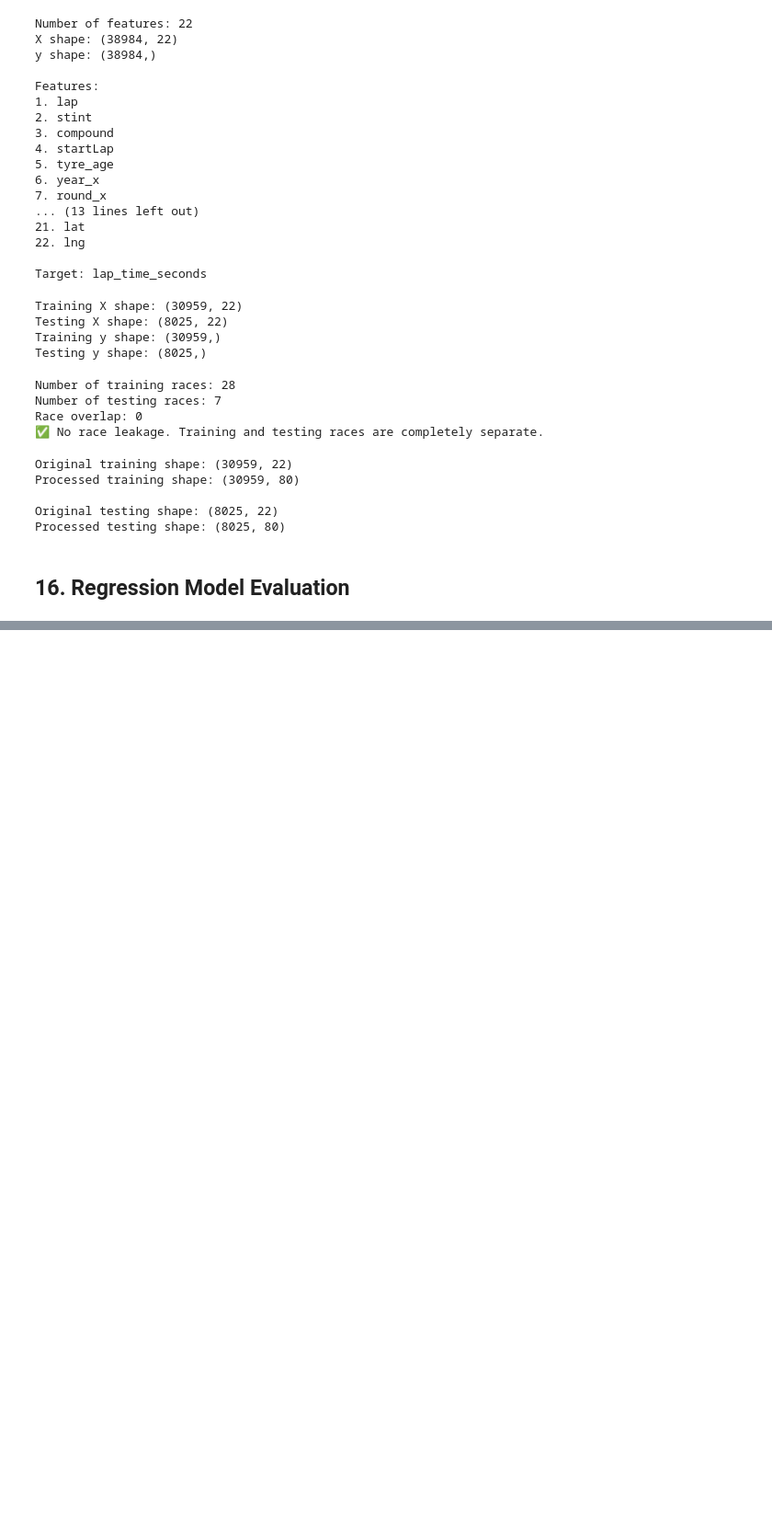
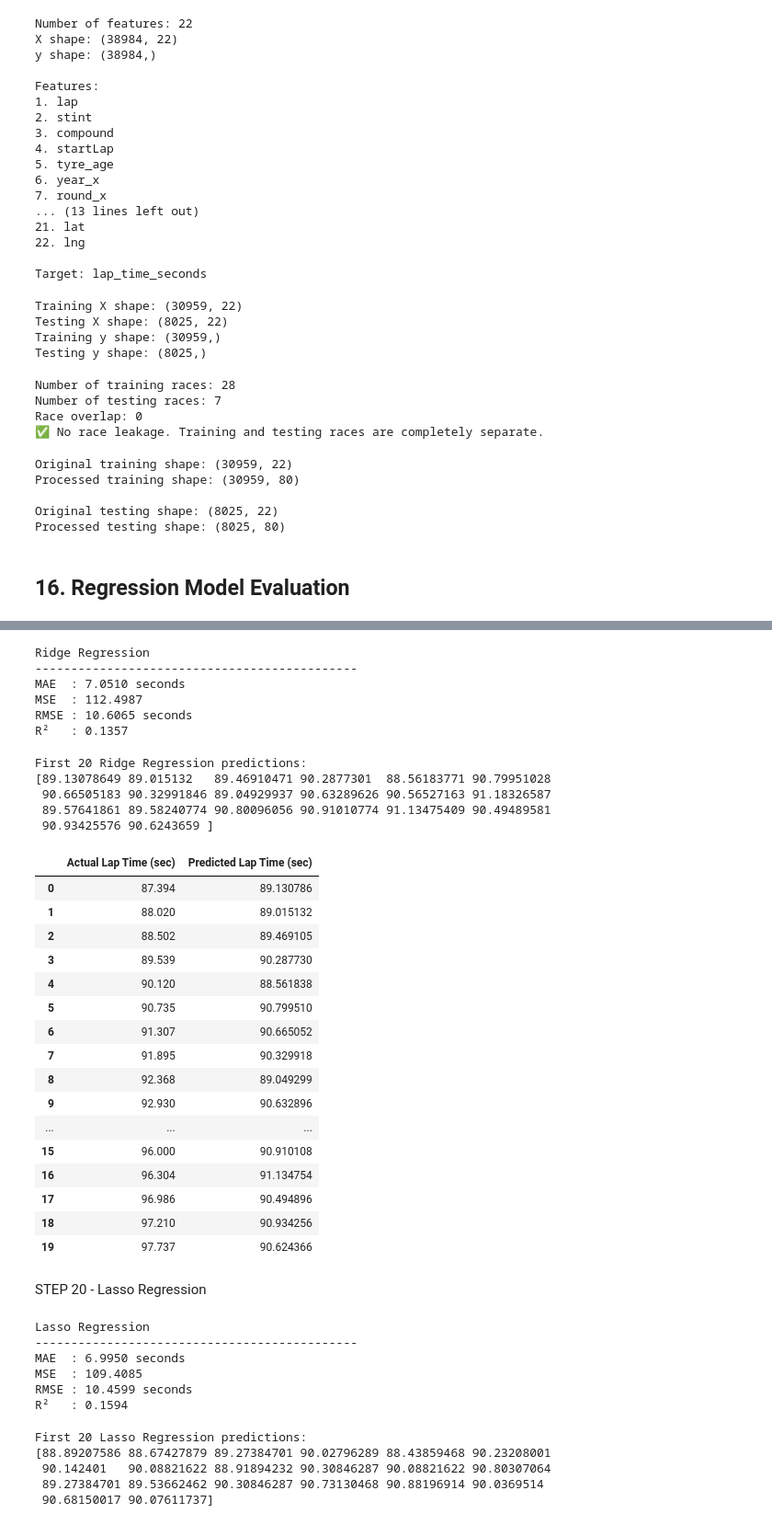
Before and after one commit to TejhashwiniCB/23CSE301-ML-Capstone, a Jupyter notebook: notebooks/regression.ipynb, the cells around one changed output, grey strips where cells are left out. Shown at 92% size. Saved outputs shown, nothing was run; the diff lists cells and outputs as text; code cells hidden in the pictures; blank space fills up the shorter version.

```diff
--- a/notebooks/regression.ipynb
+++ b/notebooks/regression.ipynb
@@ -706,0 +870,77 @@ def evaluate_model(name, model):
+# %%
+from sklearn.linear_model import Ridge
+
+ridge_model = Ridge(alpha=1.0)
+
+ridge_model, y_pred_ridge = evaluate_model(
+    "Ridge Regression",
+    ridge_model
+)
+# %% [output]
+Ridge Regression
+---------------------------------------------
+MAE  : 7.0510 seconds
+MSE  : 112.4987
+RMSE : 10.6065 seconds
+R²   : 0.1357
+# %%
+print("First 20 Ridge Regression predictions:")
+print(y_pred_ridge[:20])
+# %% [output]
+First 20 Ridge Regression predictions:
+[89.13078649 89.015132   89.46910471 90.2877301  88.56183771 90.79951028
+ 90.66505183 90.32991846 89.04929937 90.63289626 90.56527163 91.18326587
+ 89.57641861 89.58240774 90.80096056 90.91010774 91.13475409 90.49489581
+ 90.93425576 90.6243659 ]
+# %%
+ridge_comparison = pd.DataFrame({
+    "Actual Lap Time (sec)": y_test.values,
+    "Predicted Lap Time (sec)": y_pred_ridge
+})
+
+display(ridge_comparison.head(20))
+# %% [output]
+|  | Actual Lap Time (sec) | Predicted Lap Time (sec) |
+| 0 | 87.394 | 89.130786 |
+| 1 | 88.020 | 89.015132 |
+| 2 | 88.502 | 89.469105 |
+| 3 | 89.539 | 90.287730 |
+| 4 | 90.120 | 88.561838 |
+| 5 | 90.735 | 90.799510 |
+| 6 | 91.307 | 90.665052 |
+| 7 | 91.895 | 90.329918 |
+| 8 | 92.368 | 89.049299 |
+| 9 | 92.930 | 90.632896 |
+| ... | ... | ... |
+| 15 | 96.000 | 90.910108 |
+| 16 | 96.304 | 91.134754 |
+| 17 | 96.986 | 90.494896 |
+| 18 | 97.210 | 90.934256 |
+| 19 | 97.737 | 90.624366 |
+# %% [markdown]
+STEP 20 - Lasso Regression
+# %%
+from sklearn.linear_model import Lasso
+
+lasso_model = Lasso(alpha=0.01, max_iter=10000)
+
+lasso_model, y_pred_lasso = evaluate_model(
+    "Lasso Regression",
+    lasso_model
+)
+# %% [output]
+Lasso Regression
+---------------------------------------------
+MAE  : 6.9950 seconds
+MSE  : 109.4085
+RMSE : 10.4599 seconds
+R²   : 0.1594
+# %%
+print("First 20 Lasso Regression predictions:")
+print(y_pred_lasso[:20])
+# %% [output]
+First 20 Lasso Regression predictions:
+[88.89207586 88.67427879 89.27384701 90.02796289 88.43859468 90.23208001
+ 90.142401   90.08821622 88.91894232 90.30846287 90.08821622 90.80307064
+ 89.27384701 89.53662462 90.30846287 90.73130468 90.88196914 90.0369514
+ 90.68150017 90.07611737]
```
Also changed, not shown: parts of 15 cells of this notebook.
